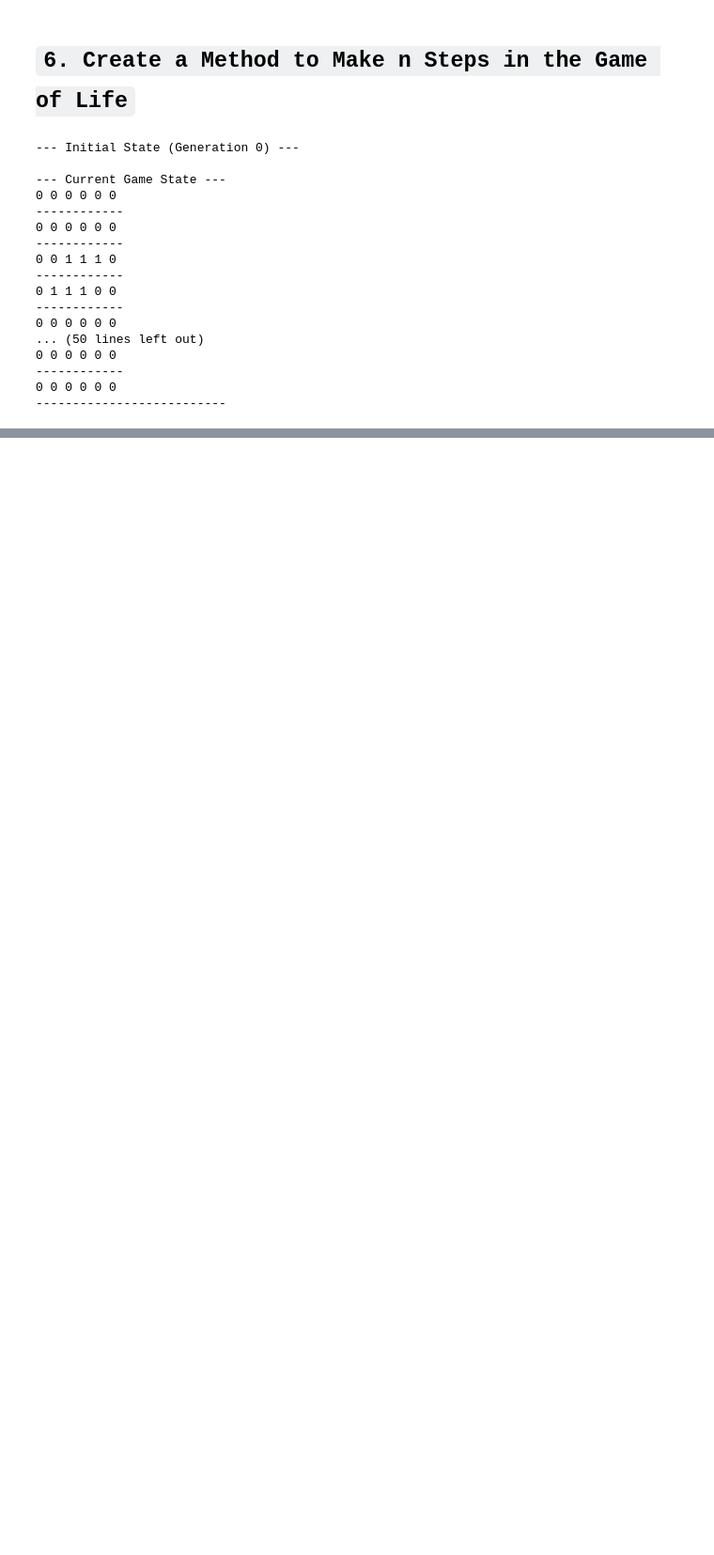
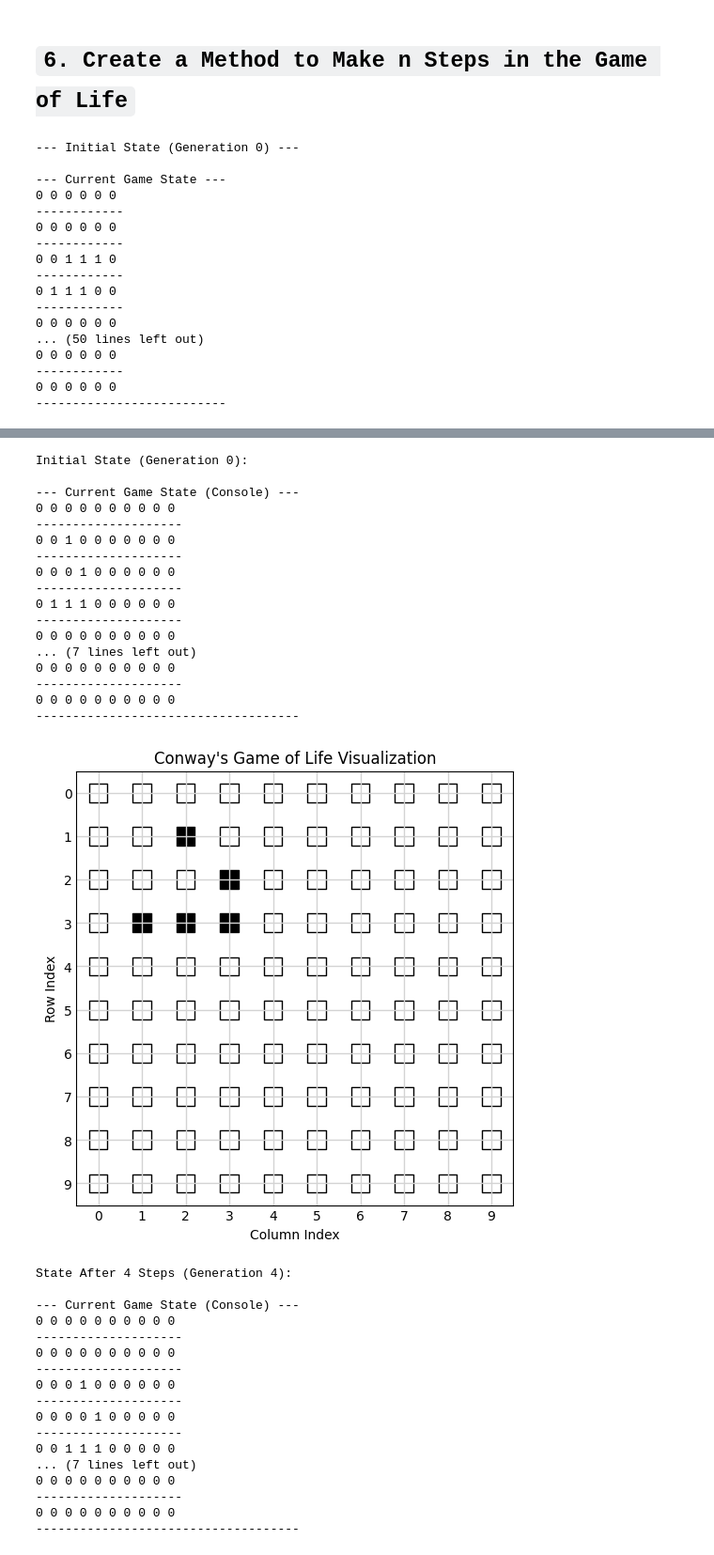
Before and after one commit to NinjaZMY/Game_of_Life__365datascience, a Jupyter notebook: The Game of Life.ipynb, the cells around one changed output, grey strips where cells are left out. Shown at 94% size. Saved outputs shown, nothing was run; the diff lists cells and outputs as text; code cells hidden in the pictures; blank space fills up the shorter version.

Commit message:
7. Create a Method to Draw the Grid

```diff
--- a/The Game of Life.ipynb
+++ b/The Game of Life.ipynb
@@ -330,0 +377,65 @@ game.print_grid()
+# %%
+# Create a 10x10 instance of the GameOfLife class
+game = GameOfLife(10, 10)
+
+# Glider pattern
+glider_coords = [
+    (1, 2),
+    (2, 3),
+    (3, 1),
+    (3, 2),
+    (3, 3)
+]
+
+# 1. Populate the grid
+game.populate_grid(glider_coords)
+print("Initial State (Generation 0):")
+game.print_grid()
+
+# 2. Draw the initial state
+game.draw_grid()
+
+# 3. Advance several steps
+steps = 4
+game.make_n_steps(steps)
+print(f"\nState After {steps} Steps (Generation 4):")
+game.print_grid()
+
+# 4. Draw the final state
+game.draw_grid()
+# %% [output]
+Initial State (Generation 0):
+
+--- Current Game State (Console) ---
+0 0 0 0 0 0 0 0 0 0
+--------------------
+0 0 1 0 0 0 0 0 0 0
+--------------------
+0 0 0 1 0 0 0 0 0 0
+--------------------
+0 1 1 1 0 0 0 0 0 0
+--------------------
+0 0 0 0 0 0 0 0 0 0
+... (7 lines left out)
+0 0 0 0 0 0 0 0 0 0
+--------------------
+0 0 0 0 0 0 0 0 0 0
+------------------------------------
+[figure, added]
+State After 4 Steps (Generation 4):
+
+--- Current Game State (Console) ---
+0 0 0 0 0 0 0 0 0 0
+--------------------
+0 0 0 0 0 0 0 0 0 0
+--------------------
+0 0 0 1 0 0 0 0 0 0
+--------------------
+0 0 0 0 1 0 0 0 0 0
+--------------------
+0 0 1 1 1 0 0 0 0 0
+... (7 lines left out)
+0 0 0 0 0 0 0 0 0 0
+--------------------
+0 0 0 0 0 0 0 0 0 0
+------------------------------------
```
Also changed, not shown: parts of 4 cells of this notebook, 1 other file.
